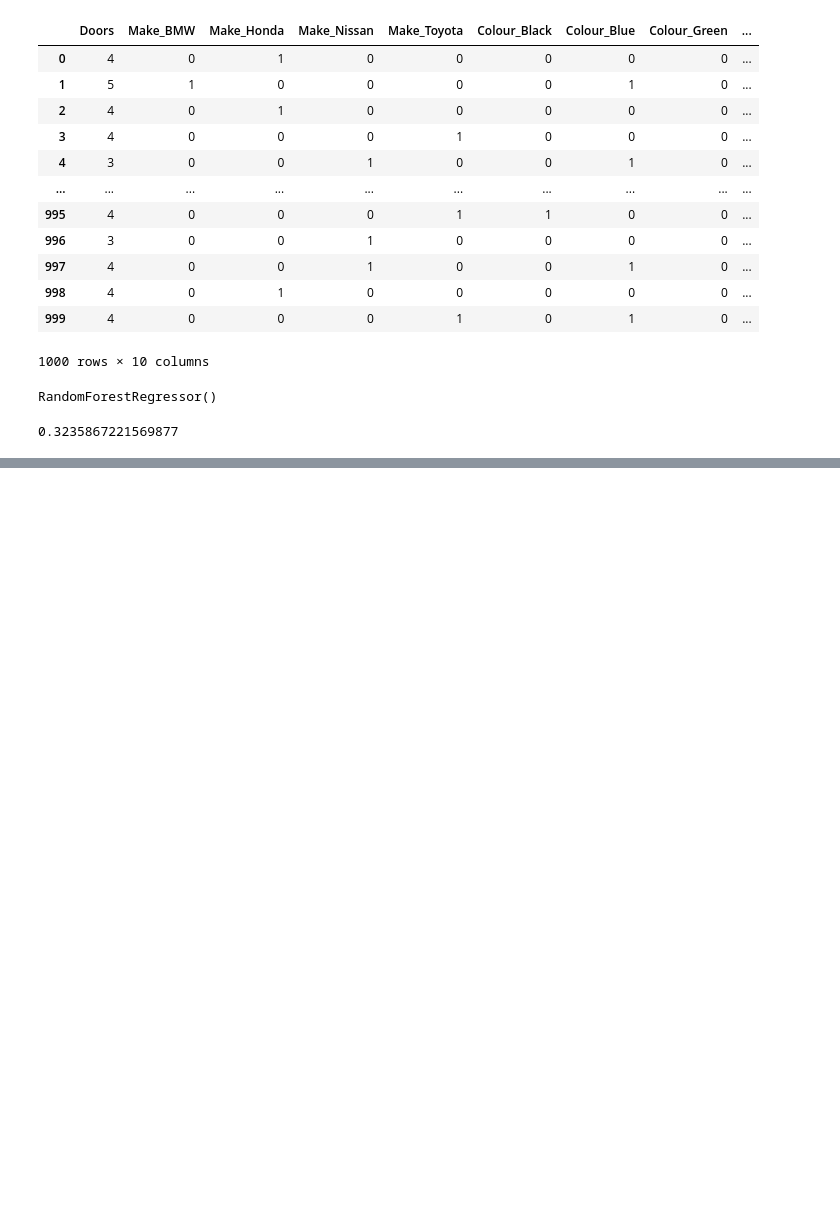
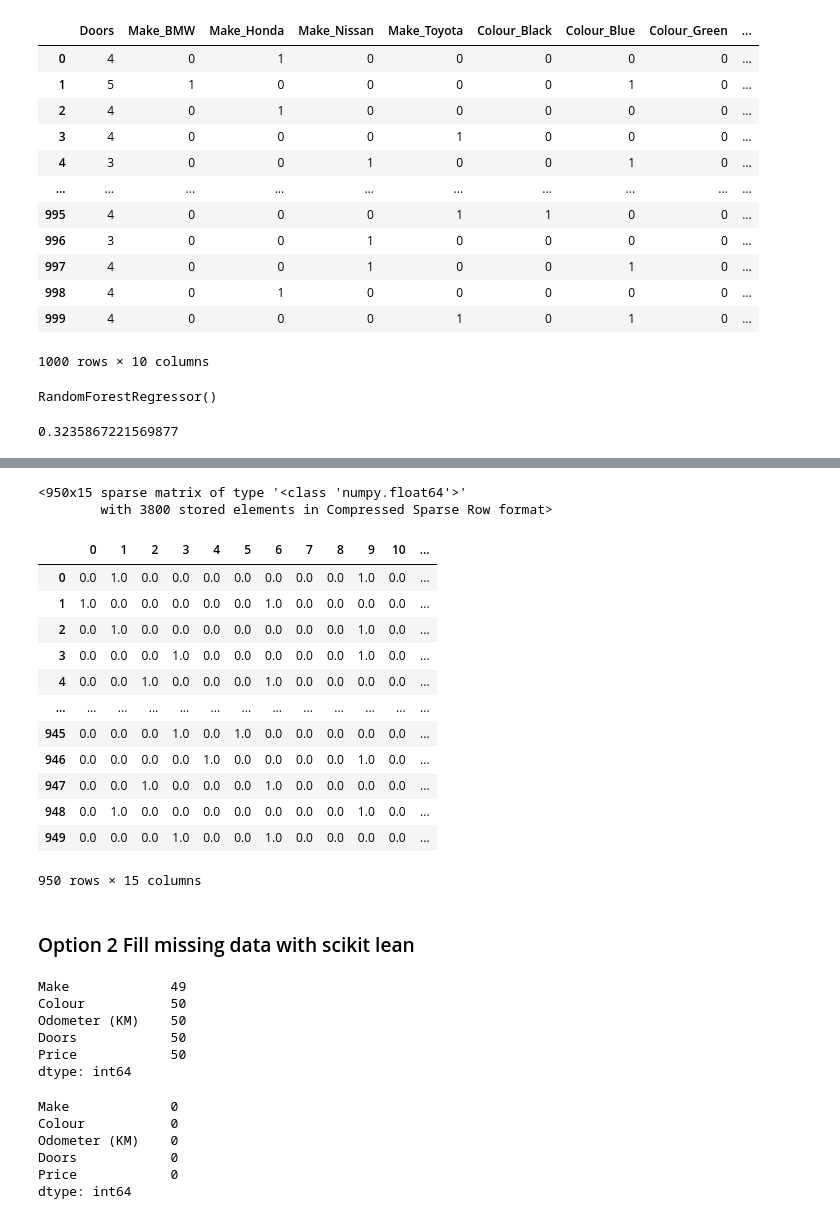
Before and after one commit to pranay1859/MLDS, a Jupyter notebook: MachineLearning/Scikitlean/introduction scikit learn.ipynb, the cells around one changed output, grey strips where cells are left out. Saved outputs shown, nothing was run; the diff lists cells and outputs as text; code cells hidden in the pictures; blank space fills up the shorter version.

```diff
--- a/MachineLearning/Scikitlean/introduction scikit learn.ipynb
+++ b/MachineLearning/Scikitlean/introduction scikit learn.ipynb
@@ -312,0 +364,7 @@ model.score(X_test, y_test)
+# %%
+car_sale_missing["Make"].fillna("missing", inplace=True)
+car_sale_missing["Colour"].fillna("missing", inplace=True)
+car_sale_missing["Odometer (KM)"].fillna(car_sale_missing["Odometer (KM)"].mean(), inplace=True)
+car_sale_missing["Doors"].fillna(4, inplace=True)
+
+car_sale_missing.isna().sum()
@@ -312,0 +378,2 @@ model.score(X_test, y_test)
+# %%
+car_sale_missing.dropna(inplace=True) # remove row that missing value
@@ -312,0 +405,47 @@ model.score(X_test, y_test)
+# %%
+X = car_sale_missing.drop("Price", axis=1)
+y = car_sale_missing["Price"]
+# %%
+from sklearn.preprocessing import OneHotEncoder
+from sklearn.compose import ColumnTransformer
+
+one_hot = OneHotEncoder()
+categorical_features = ["Make", "Colour", "Doors"]
+transformer = ColumnTransformer([("one_hot",
+                                  one_hot,
+                                 categorical_features)],
+                               remainder="passthrough")
+
+tranfrom_X = transformer.fit_transform(X)
+tranfrom_X
+# %% [output]
+<950x15 sparse matrix of type '<class 'numpy.float64'>'
+        with 3800 stored elements in Compressed Sparse Row format>
+# %%
+pd.DataFrame(tranfrom_X.toarray()) # to visual
+# %% [output]
+|  | 0 | 1 | 2 | 3 | 4 | 5 | 6 | 7 | 8 | 9 | 10 | ... |
+| 0 | 0.0 | 1.0 | 0.0 | 0.0 | 0.0 | 0.0 | 0.0 | 0.0 | 0.0 | 1.0 | 0.0 | ... |
+| 1 | 1.0 | 0.0 | 0.0 | 0.0 | 0.0 | 0.0 | 1.0 | 0.0 | 0.0 | 0.0 | 0.0 | ... |
+| 2 | 0.0 | 1.0 | 0.0 | 0.0 | 0.0 | 0.0 | 0.0 | 0.0 | 0.0 | 1.0 | 0.0 | ... |
+| 3 | 0.0 | 0.0 | 0.0 | 1.0 | 0.0 | 0.0 | 0.0 | 0.0 | 0.0 | 1.0 | 0.0 | ... |
+| 4 | 0.0 | 0.0 | 1.0 | 0.0 | 0.0 | 0.0 | 1.0 | 0.0 | 0.0 | 0.0 | 0.0 | ... |
+| ... | ... | ... | ... | ... | ... | ... | ... | ... | ... | ... | ... | ... |
+| 945 | 0.0 | 0.0 | 0.0 | 1.0 | 0.0 | 1.0 | 0.0 | 0.0 | 0.0 | 0.0 | 0.0 | ... |
+| 946 | 0.0 | 0.0 | 0.0 | 0.0 | 1.0 | 0.0 | 0.0 | 0.0 | 0.0 | 1.0 | 0.0 | ... |
+| 947 | 0.0 | 0.0 | 1.0 | 0.0 | 0.0 | 0.0 | 1.0 | 0.0 | 0.0 | 0.0 | 0.0 | ... |
+| 948 | 0.0 | 1.0 | 0.0 | 0.0 | 0.0 | 0.0 | 0.0 | 0.0 | 0.0 | 1.0 | 0.0 | ... |
+| 949 | 0.0 | 0.0 | 0.0 | 1.0 | 0.0 | 0.0 | 1.0 | 0.0 | 0.0 | 0.0 | 0.0 | ... |
+950 rows × 15 columns
+# %% [markdown]
+### Option 2 Fill missing data with scikit lean
+# %%
+car_sales_missing = pd.read_csv("car-sales-extended-missing-data.csv") # read file
+car_sales_missing.isna().sum()
+# %% [output]
+Make             49
+Colour           50
+Odometer (KM)    50
+Doors            50
+Price            50
+dtype: int64
@@ -312,0 +454,9 @@ model.score(X_test, y_test)
+# %%
+car_sale_missing.isna().sum()
+# %% [output]
+Make             0
+Colour           0
+Odometer (KM)    0
+Doors            0
+Price            0
+dtype: int64
```
Also changed, not shown: parts of 53 cells of this notebook, 5 other files.
